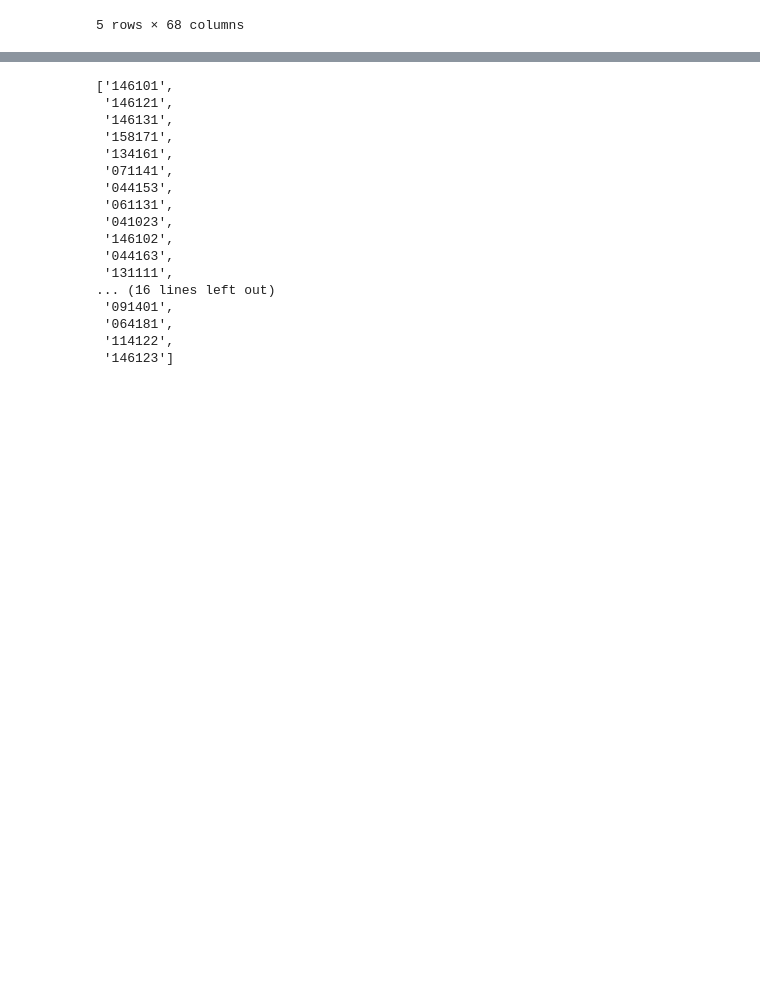
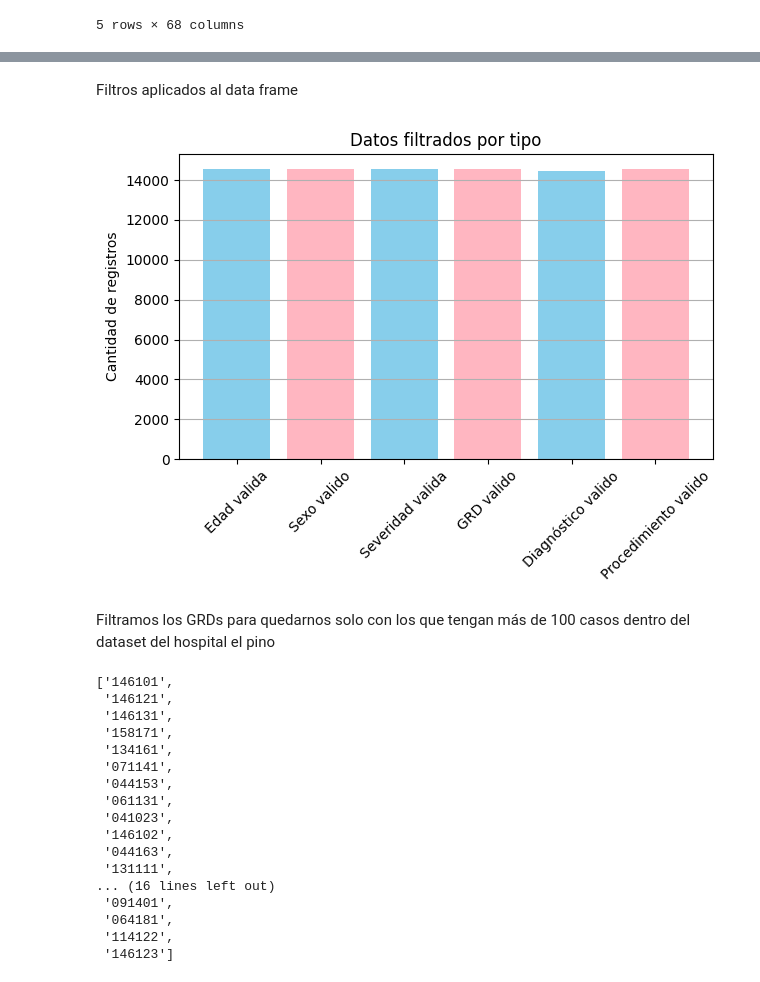
Before and after one commit to ains1622/MachineLearning, a Jupyter notebook: PredecirGRDs/GRD_predict.ipynb, the cells around one changed output, grey strips where cells are left out. Drawn from its saved outputs; the diff is of its cells as text; code cells hidden in the pictures; blank space fills up the shorter version.

```diff
--- a/PredecirGRDs/GRD_predict.ipynb
+++ b/PredecirGRDs/GRD_predict.ipynb
@@ -151,3 +210,38 @@ df.head()
+# %%
+#Análisis de correctitud de los datos
+edad_valida = df[df['Edad'].between(0, 122)]
+sexo_valido =df[df['Sexo'].between(0, 1)]
+severidad_valida = df[df['Severidad'].between(0, 3)]
+GRD_valido = df[df['GRD'].isin(codigos_validos_GRD)]
+
+#Registros con Diag y Proced
+diag_valido = df[~filtro_diag]
+proced_valido = df[~filtro_proced]
+# %% [markdown]
+Filtros aplicados al data frame
+# %%
+filtrados = {
+    'Edad valida': len(edad_valida),
+    'Sexo valido': len(sexo_valido),
+    'Severidad valida': len(severidad_valida),
+    'GRD valido': len(GRD_valido),
+    'Diagnóstico valido': len(diag_valido),
+    'Procedimiento valido': len(proced_valido)
+}
+
+colores = ['skyblue', 'lightpink', 'skyblue', 'lightpink', 'skyblue', 'lightpink']
+
+plt.bar(filtrados.keys(), filtrados.values(), color=colores)
+plt.title('Datos filtrados por tipo')
+plt.ylabel('Cantidad de registros')
+plt.xticks(rotation=45)
+plt.grid(axis='y')
+plt.tight_layout()
+plt.show()
+# %% [output]
+[figure, added]
+# %% [markdown]
+Filtramos los GRDs para quedarnos solo con los que tengan más de 100 casos dentro del dataset del hospital el pino
 # %%
 grds=df["GRD"].value_counts()
 grdFiltro = grds[grds>100].index.tolist() # Filtramos los GRDS que tienen más de 100 casos y lo trasformamos en una lista de los que son
```
Also changed, not shown: parts of 57 cells of this notebook, 3 other files.
